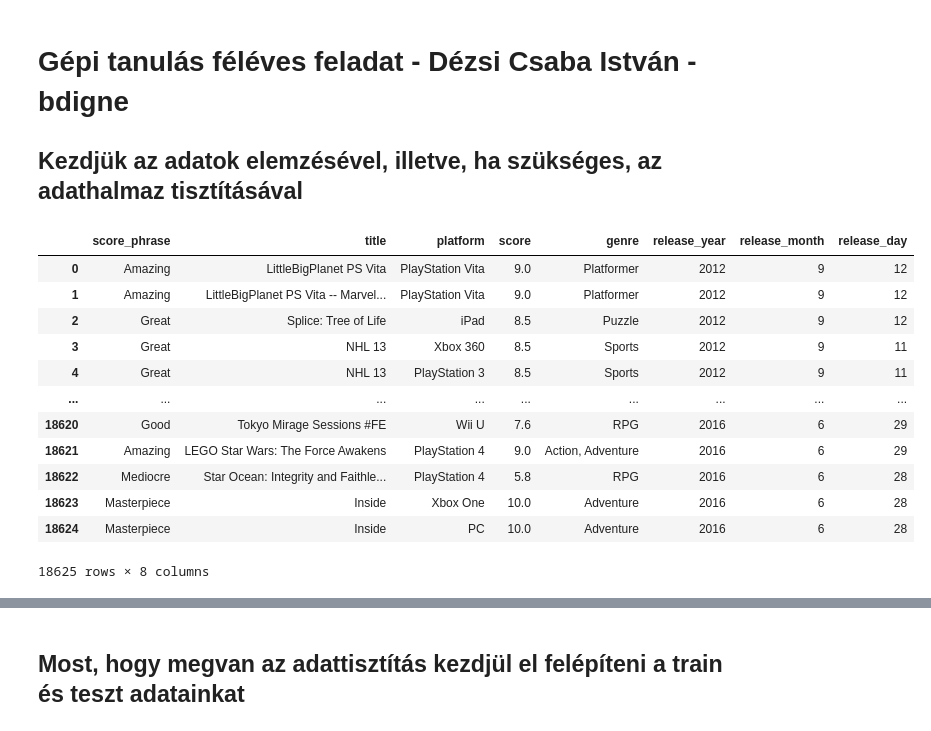
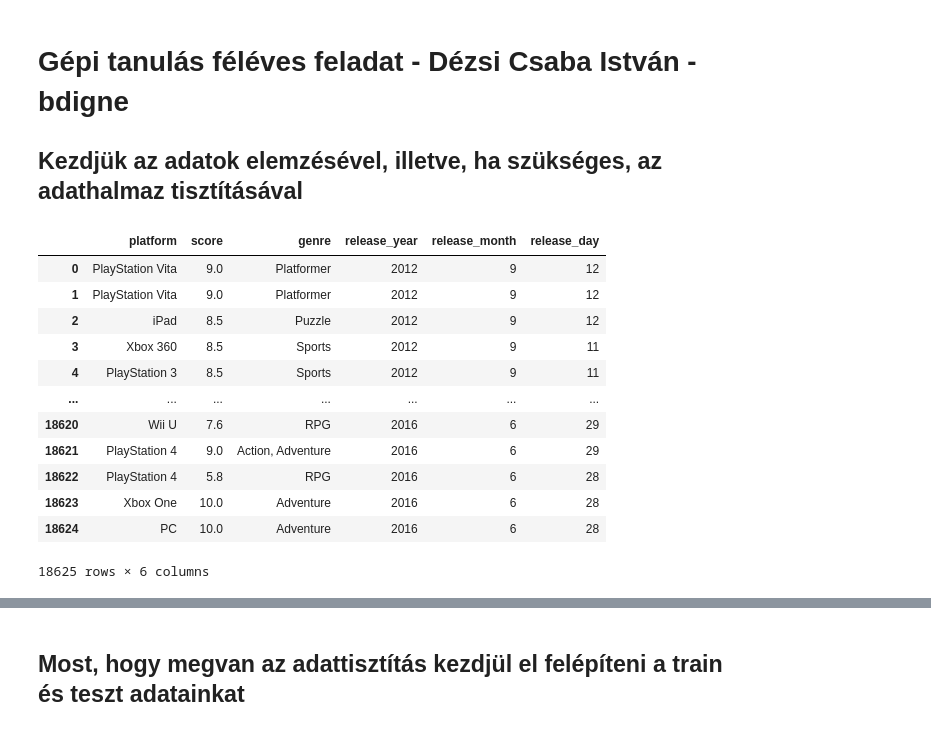
Before and after one commit to DezsiCsaba/gepi-latas-feleves, a Jupyter notebook: megoldás - bdigne.ipynb, the cells around one changed output, grey strips where cells are left out. Drawn from its saved outputs; the diff is of its cells as text; code cells hidden in the pictures.

```diff
--- a/megoldás - bdigne.ipynb
+++ b/megoldás - bdigne.ipynb
@@ -9,27 +9,29 @@ import matplotlib.pyplot as plt
 # %%
 #DATA CLEANING
 #getting rid of not needed columns
 ignData = pd.read_csv("ign.csv")
 
 ignData = ignData.drop('Unnamed: 0', axis=1)
 ignData = ignData.drop('url', axis=1)
 ignData = ignData.drop('editors_choice', axis=1)
+ignData = ignData.drop('title', axis=1)
+ignData = ignData.drop('score_phrase', axis=1)
 
 ignData
 # %% [output]
-|  | score_phrase | title | platform | score | genre | release_year | release_month | release_day |
-| 0 | Amazing | LittleBigPlanet PS Vita | PlayStation Vita | 9.0 | Platformer | 2012 | 9 | 12 |
-| 1 | Amazing | LittleBigPlanet PS Vita -- Marvel... | PlayStation Vita | 9.0 | Platformer | 2012 | 9 | 12 |
-| 2 | Great | Splice: Tree of Life | iPad | 8.5 | Puzzle | 2012 | 9 | 12 |
-| 3 | Great | NHL 13 | Xbox 360 | 8.5 | Sports | 2012 | 9 | 11 |
-| 4 | Great | NHL 13 | PlayStation 3 | 8.5 | Sports | 2012 | 9 | 11 |
-| ... | ... | ... | ... | ... | ... | ... | ... | ... |
-| 18620 | Good | Tokyo Mirage Sessions #FE | Wii U | 7.6 | RPG | 2016 | 6 | 29 |
-| 18621 | Amazing | LEGO Star Wars: The Force Awakens | PlayStation 4 | 9.0 | Action, Adventure | 2016 | 6 | 29 |
-| 18622 | Mediocre | Star Ocean: Integrity and Faithle... | PlayStation 4 | 5.8 | RPG | 2016 | 6 | 28 |
-| 18623 | Masterpiece | Inside | Xbox One | 10.0 | Adventure | 2016 | 6 | 28 |
-| 18624 | Masterpiece | Inside | PC | 10.0 | Adventure | 2016 | 6 | 28 |
+|  | platform | score | genre | release_year | release_month | release_day |
+| 0 | PlayStation Vita | 9.0 | Platformer | 2012 | 9 | 12 |
+| 1 | PlayStation Vita | 9.0 | Platformer | 2012 | 9 | 12 |
+| 2 | iPad | 8.5 | Puzzle | 2012 | 9 | 12 |
+| 3 | Xbox 360 | 8.5 | Sports | 2012 | 9 | 11 |
+| 4 | PlayStation 3 | 8.5 | Sports | 2012 | 9 | 11 |
+| ... | ... | ... | ... | ... | ... | ... |
+| 18620 | Wii U | 7.6 | RPG | 2016 | 6 | 29 |
+| 18621 | PlayStation 4 | 9.0 | Action, Adventure | 2016 | 6 | 29 |
+| 18622 | PlayStation 4 | 5.8 | RPG | 2016 | 6 | 28 |
+| 18623 | Xbox One | 10.0 | Adventure | 2016 | 6 | 28 |
+| 18624 | PC | 10.0 | Adventure | 2016 | 6 | 28 |
-18625 rows × 8 columns
+18625 rows × 6 columns
 # %%
 #adat típusok és hiányzó adatok ellenőrzése, elemzése, esetleges kezelése
 
```
Also changed, not shown: parts of 12 cells of this notebook.
